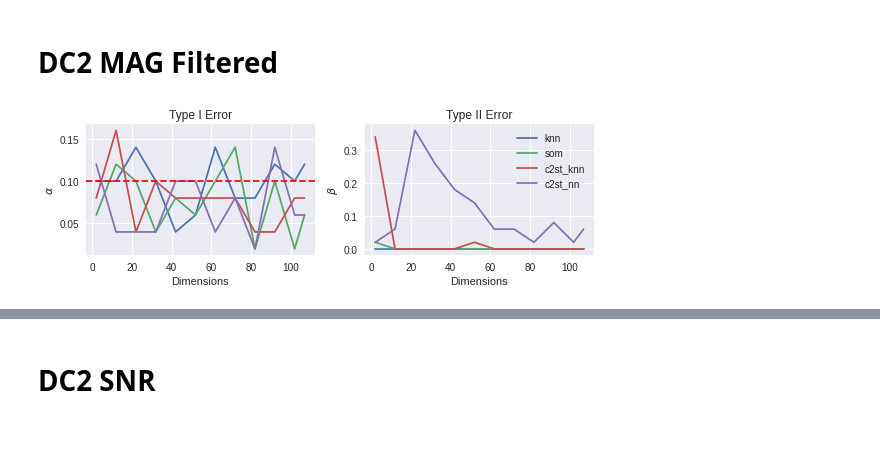
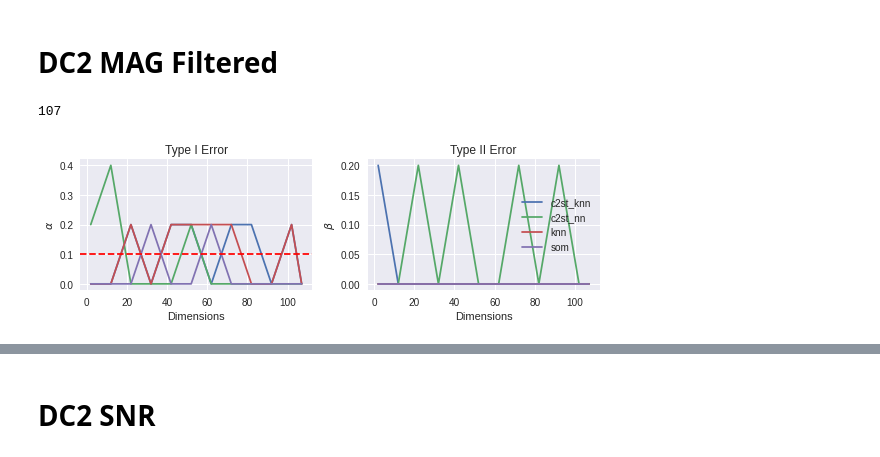
Before and after one commit to ayllon/SOMA, a Jupyter notebook: notebooks/tests_dimensionality.ipynb, the cells around one changed output, grey strips where cells are left out. Cells and saved outputs as stored; diff of their text form; code cells hidden in the pictures.

```diff
--- a/notebooks/tests_dimensionality.ipynb
+++ b/notebooks/tests_dimensionality.ipynb
@@ -32,8 +29,15 @@ tests = {
     'c2st_knn': c2s_knn_test,
     'c2st_nn': c2s_nn_test,
 }
+# %%
+samples = 500
+repeat = 200
+significance = 0.1
 # %% [markdown]
 # DC2 MAG Filtered
 # %%
 dc2 = DC2Generator()
 dc2_abs = DC2Generator(abs_mag=22)
+dc2_abs.dimensions
+# %% [output]
+107
@@ -42,5 +44,8 @@ dc2_dims, dc2_results = stat_errors_vs_dimension(dc2_abs, dc2, tests)
+# %%
+dc2_results = stat_errors_vs_dimension(dc2_abs, dc2, tests, alpha=significance, samples=samples, repeat=repeat, step=10)
+dc2_results.to_csv('../results/dimensionality/dc2_mag_dim.csv')
 # %%
-dc2_abs_fig = plot_power(dc2_dims, dc2_results)
+dc2_abs_fig = plot_errors(dc2_results)
 dc2_abs_fig.savefig(os.path.join(plot_dir, 'dc2_mag_power_dim.eps'))
 # %% [output]
-[figure, old version]
+[figure, new version]
```
Also changed, not shown: parts of 27 cells of this notebook.
